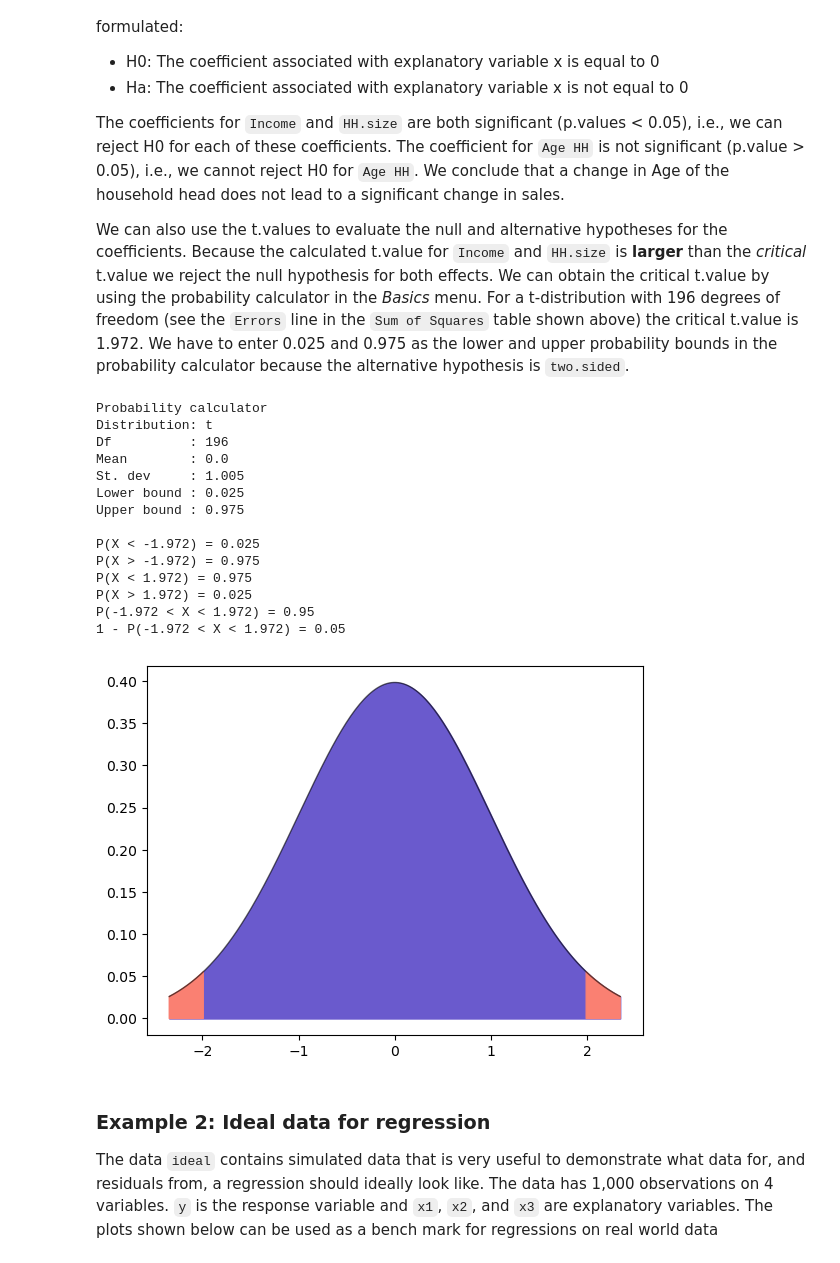
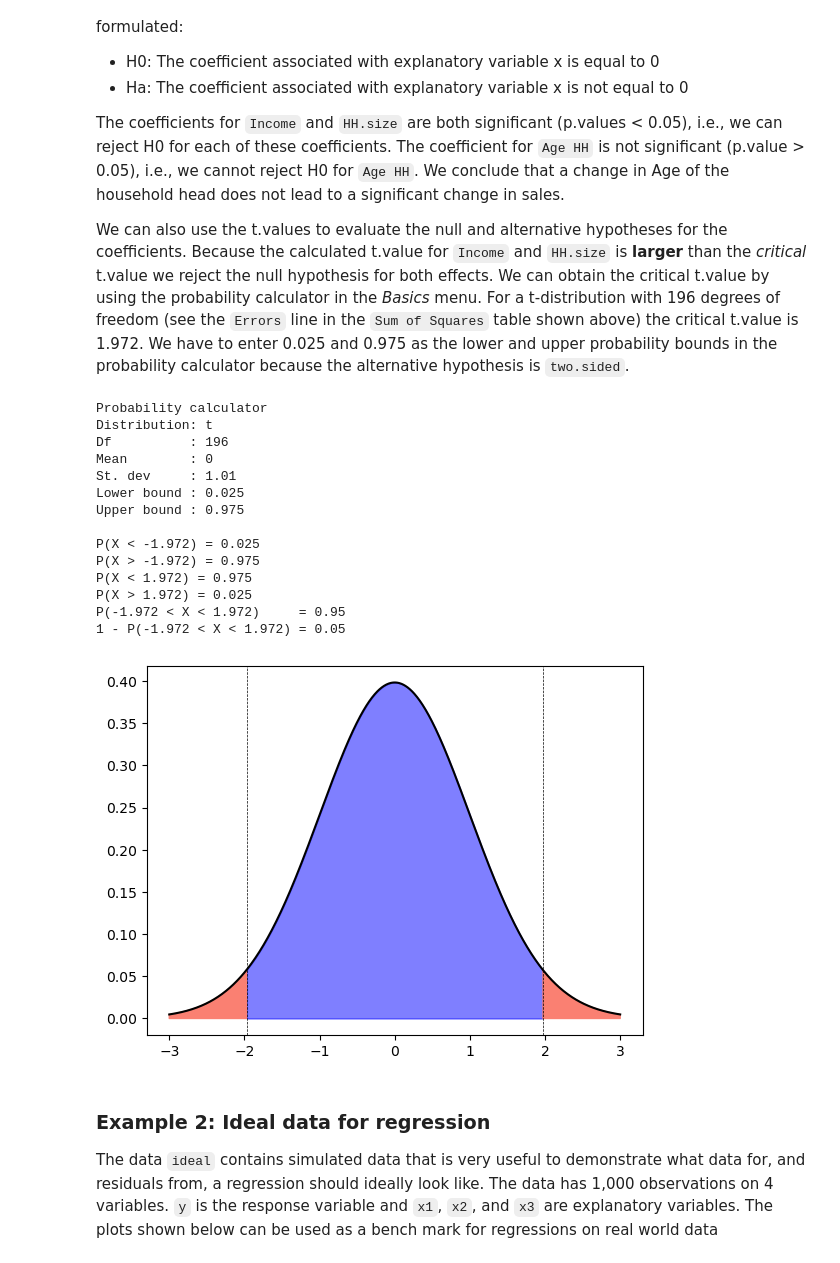
Before and after one commit to vnijs/pyrsm, a Jupyter notebook: examples/model-linear-regression.ipynb, the cells around one changed output. Drawn from its saved outputs; the diff is of its cells as text; code cells hidden in the pictures.

Commit message:
new probability calculator class

```diff
--- a/examples/model-linear-regression.ipynb
+++ b/examples/model-linear-regression.ipynb
@@ -145,27 +144,26 @@ For each of the explanatory variables the following null and alternate hypothese
 The coefficients for `Income` and `HH.size` are both significant (p.values < 0.05), i.e., we can reject H0 for each of these coefficients. The coefficient for `Age HH` is not significant (p.value > 0.05), i.e., we cannot reject H0 for `Age HH`. We conclude that a change in Age of the household head does not lead to a significant change in sales.
 
 We can also use the t.values to evaluate the null and alternative hypotheses for the coefficients. Because the calculated t.value for `Income` and `HH.size` is **larger** than the _critical_ t.value we reject the null hypothesis for both effects. We can obtain the critical t.value by using the probability calculator in the _Basics_ menu. For a t-distribution with 196 degrees of freedom (see the `Errors` line in the `Sum of Squares` table shown above) the critical t.value is 1.972. We have to enter 0.025 and 0.975 as the lower and upper probability bounds in the probability calculator because the alternative hypothesis is `two.sided`.
-# %%
-params = {"df": 196, "lb": 0.025, "ub": 0.975}
-pc = rsm.basics.prob_calc("t", params)
-pc.summary()
-pc.plot()
-# %% [output]
-Probability calculator
-Distribution: t
-Df          : 196
-Mean        : 0.0
-St. dev     : 1.005
-Lower bound : 0.025
-Upper bound : 0.975
-
-P(X < -1.972) = 0.025
-P(X > -1.972) = 0.975
-P(X < 1.972) = 0.975
-P(X > 1.972) = 0.025
-P(-1.972 < X < 1.972) = 0.95
-1 - P(-1.972 < X < 1.972) = 0.05
-[figure, removed]
+# %%
+pc = rsm.basics.prob_calc("t", df=196, plb=0.025, pub=0.975)
+pc.summary()
+pc.plot()
+# %% [output]
+Probability calculator
+Distribution: t
+Df          : 196
+Mean        : 0
+St. dev     : 1.01
+Lower bound : 0.025
+Upper bound : 0.975
+
+P(X < -1.972) = 0.025
+P(X > -1.972) = 0.975
+P(X < 1.972) = 0.975
+P(X > 1.972) = 0.025
+P(-1.972 < X < 1.972)     = 0.95
+1 - P(-1.972 < X < 1.972) = 0.05
+[figure, added]
 # %% [markdown]
 ### Example 2: Ideal data for regression
 
```
Also changed, not shown: parts of 9 cells of this notebook, 22 other files.
